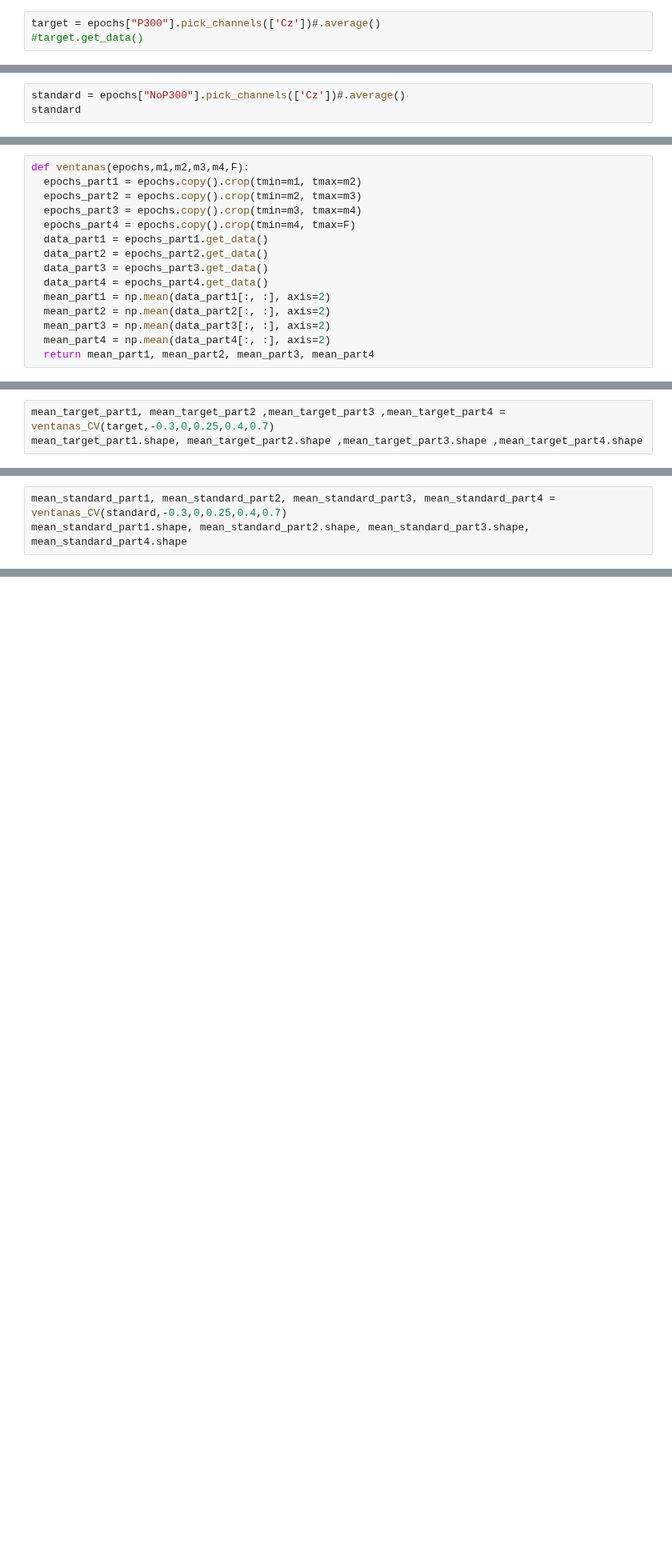
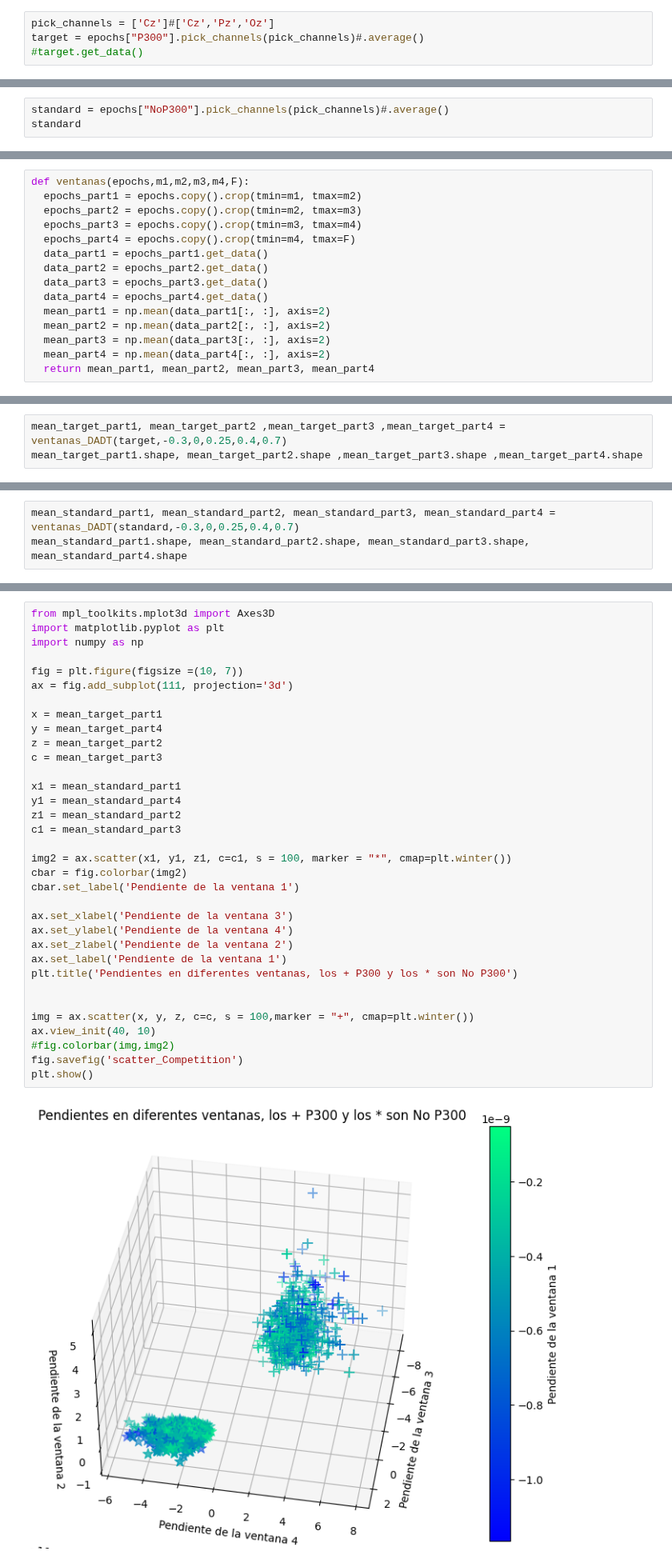
Before and after one commit to IvanDanielVillegas/Exp_train_dataBCI, a Jupyter notebook: BCI_Competition/6.p300Train.ipynb, the cells around one changed output, grey strips where cells are left out. Shown at 80% size. Saved outputs shown, nothing was run; the diff lists cells and outputs as text; blank space fills up the shorter version.

```diff
--- a/BCI_Competition/6.p300Train.ipynb
+++ b/BCI_Competition/6.p300Train.ipynb
@@ -57,12 +57,13 @@ No baseline correction applied
 | Highpass | 0.10 Hz |
 | Lowpass | 15.00 Hz |
 # %%
-target = epochs["P300"].pick_channels(['Cz'])#.average()
+pick_channels = ['Cz']#['Cz','Pz','Oz']
+target = epochs["P300"].pick_channels(pick_channels)#.average()
 #target.get_data()
 # %% [output]
 NOTE: pick_channels() is a legacy function. New code should use inst.pick(...).
 # %%
-standard = epochs["NoP300"].pick_channels(['Cz'])#.average()
+standard = epochs["NoP300"].pick_channels(pick_channels)#.average()
 standard
 # %% [output]
 NOTE: pick_channels() is a legacy function. New code should use inst.pick(...).
@@ -104,4 +143,4 @@ def ventanas_CV(epochs,m1,m2,m3,m4,F):
 # %%
-mean_target_part1, mean_target_part2 ,mean_target_part3 ,mean_target_part4 = ventanas_CV(target,-0.3,0,0.25,0.4,0.7)
+mean_target_part1, mean_target_part2 ,mean_target_part3 ,mean_target_part4 = ventanas_DADT(target,-0.3,0,0.25,0.4,0.7)
 mean_target_part1.shape, mean_target_part2.shape ,mean_target_part3.shape ,mean_target_part4.shape
 # %% [output]
@@ -109,4 +148,4 @@ mean_target_part1.shape, mean_target_part2.shape ,mean_target_part3.shape ,mean_
 # %%
-mean_standard_part1, mean_standard_part2, mean_standard_part3, mean_standard_part4 = ventanas_CV(standard,-0.3,0,0.25,0.4,0.7)
+mean_standard_part1, mean_standard_part2, mean_standard_part3, mean_standard_part4 = ventanas_DADT(standard,-0.3,0,0.25,0.4,0.7)
 mean_standard_part1.shape, mean_standard_part2.shape, mean_standard_part3.shape, mean_standard_part4.shape
 # %% [output]
@@ -114,3 +153,39 @@ mean_standard_part1.shape, mean_standard_part2.shape, mean_standard_part3.shape,
+# %%
+from mpl_toolkits.mplot3d import Axes3D
+import matplotlib.pyplot as plt
+import numpy as np
+
+fig = plt.figure(figsize =(10, 7))
+ax = fig.add_subplot(111, projection='3d')
+
+x = mean_target_part1
+y = mean_target_part4
+z = mean_target_part2
+c = mean_target_part3
+
+x1 = mean_standard_part1
+y1 = mean_standard_part4
+z1 = mean_standard_part2
+c1 = mean_standard_part3
+
+img2 = ax.scatter(x1, y1, z1, c=c1, s = 100, marker = "*", cmap=plt.winter())
+cbar = fig.colorbar(img2)
+cbar.set_label('Pendiente de la ventana 1')
+
+ax.set_xlabel('Pendiente de la ventana 3')
+ax.set_ylabel('Pendiente de la ventana 4')
+ax.set_zlabel('Pendiente de la ventana 2')
+ax.set_label('Pendiente de la ventana 1')
+plt.title('Pendientes en diferentes ventanas, los + P300 y los * son No P300')
+
+
+img = ax.scatter(x, y, z, c=c, s = 100,marker = "+", cmap=plt.winter())
+ax.view_init(40, 10)
+#fig.colorbar(img,img2)
+fig.savefig('scatter_Competition')
+plt.show()
+# %% [output]
+[figure, added]
 # %%
 featuresT = np.concatenate((mean_target_part1, mean_target_part2, mean_target_part3, mean_target_part4), axis=1)
 featuresF = np.concatenate((mean_standard_part1, mean_standard_part2, mean_standard_part3, mean_standard_part4), axis=1)
```
Also changed, not shown: parts of 32 cells of this notebook.
